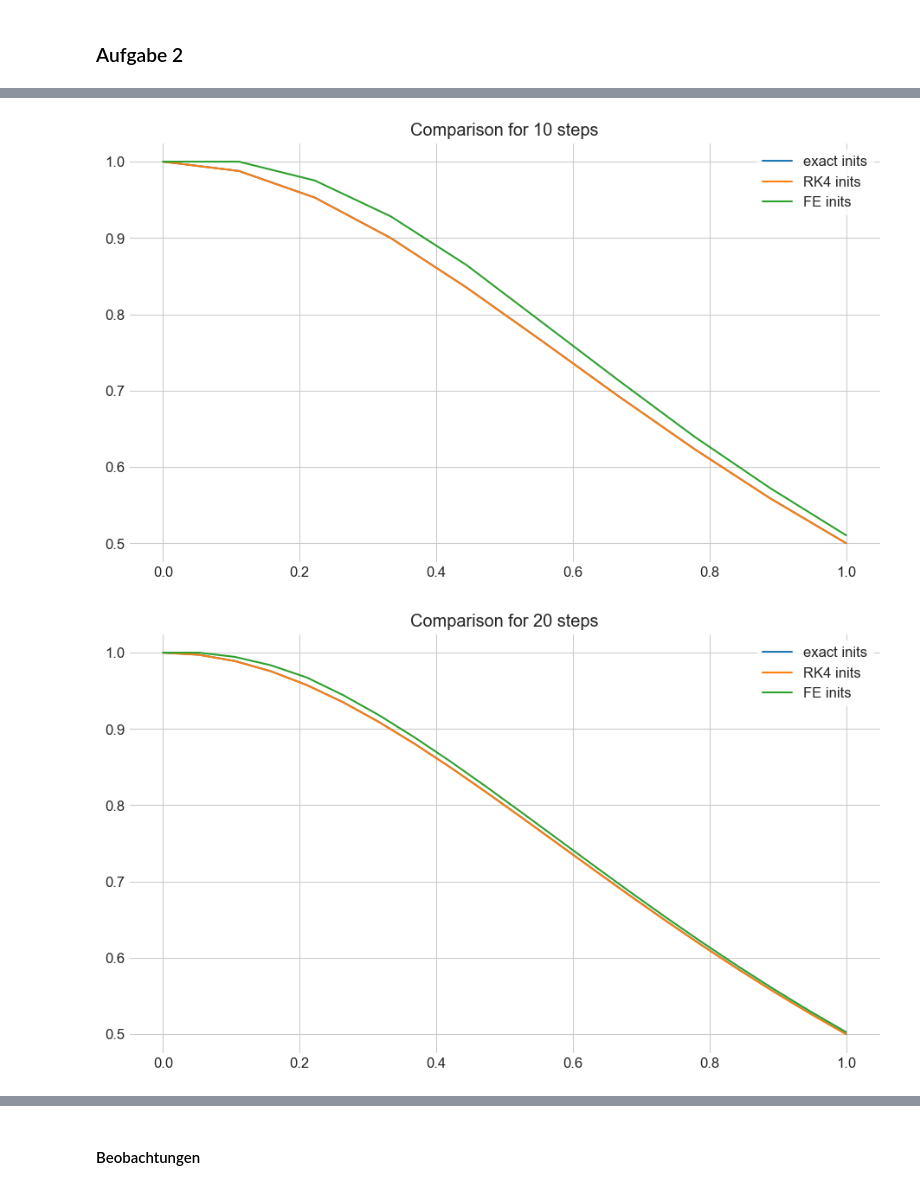
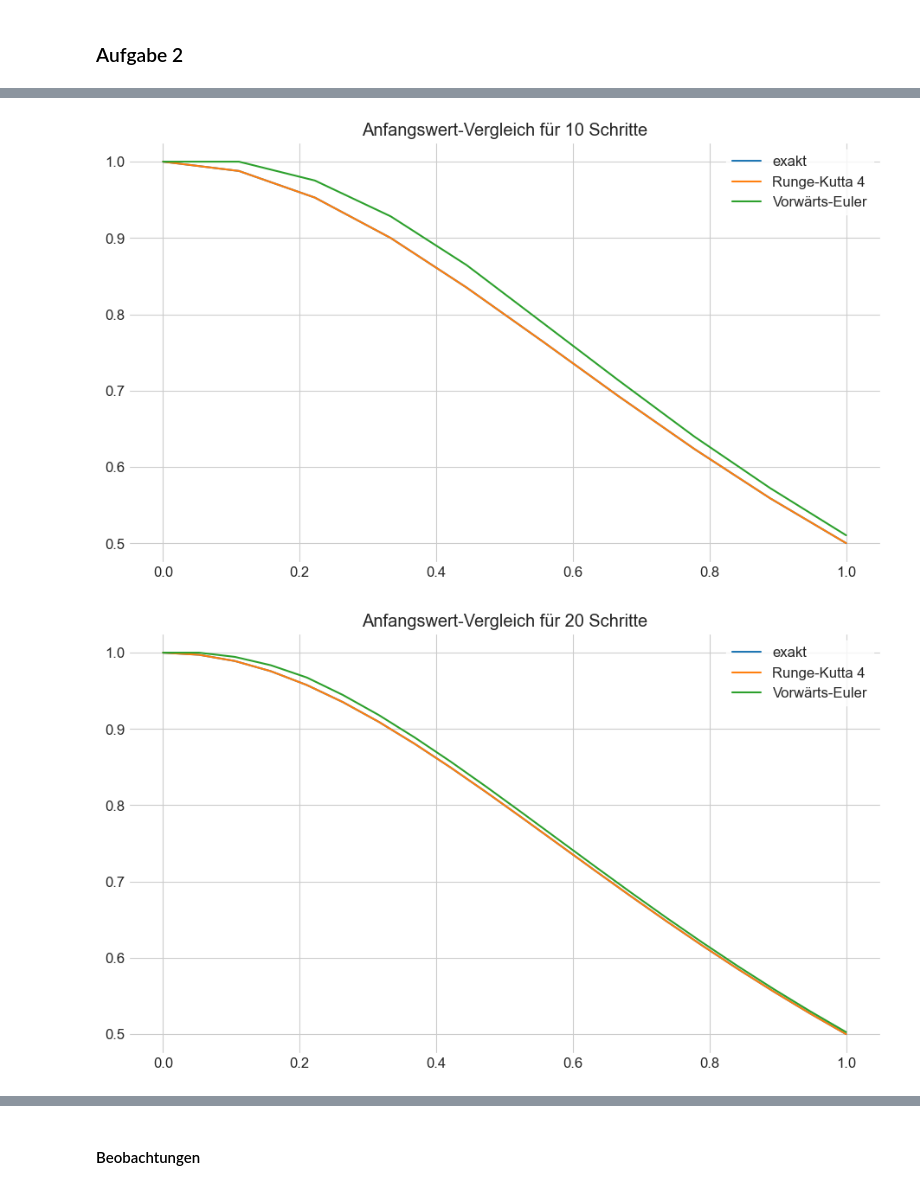
Before and after one commit to maxstollmayer/NuMeDiffG, a Jupyter notebook: Aufgabenblatt 4/Aufgabenblatt 4 Lösung.ipynb, the cells around one changed output, grey strips where cells are left out. Saved outputs shown, nothing was run; the diff lists cells and outputs as text; code cells hidden in the pictures.

```diff
--- a/Aufgabenblatt 4/Aufgabenblatt 4 Lösung.ipynb
+++ b/Aufgabenblatt 4/Aufgabenblatt 4 Lösung.ipynb
@@ -144,27 +175,27 @@ y0 = 1
 # %%
 errors1 = errors2 = errors3 = ()
 
 for N in steps:
     t = np.linspace(0, 1, N)
 
     inits1 = forwardEuler(f, y0, t[0:5])[1:]
     inits2 = RungeKutta4(f, y0, t[0:5])[1:]
     inits3 = exact(t[1:5])
 
     y1 = AdamsBashforth(f, y0, t, inits=inits1)
     y2 = AdamsBashforth(f, y0, t, inits=inits2)
     y3 = AdamsBashforth(f, y0, t, inits=inits3)
 
     errors1 += (error(y1),)
     errors2 += (error(y2),)
     errors3 += (error(y3),)
 
-    plt.plot(t, y3, label="exact inits")
-    plt.plot(t, y2, label="RK4 inits")
-    plt.plot(t, y1, label="FE inits")
+    plt.plot(t, y3, label="exakt")
+    plt.plot(t, y2, label="Runge-Kutta 4")
+    plt.plot(t, y1, label="Vorwärts-Euler")
     plt.legend()
-    plt.title(f"Comparison for {N} steps")
+    plt.title(f"Anfangswert-Vergleich für {N} Schritte")
     plt.show()
 # %% [output]
-[figure, old version]
+[figure, new version]
-[figure, old version]
+[figure, new version]
```
Also changed, not shown: parts of 12 cells of this notebook, 1 other file.
